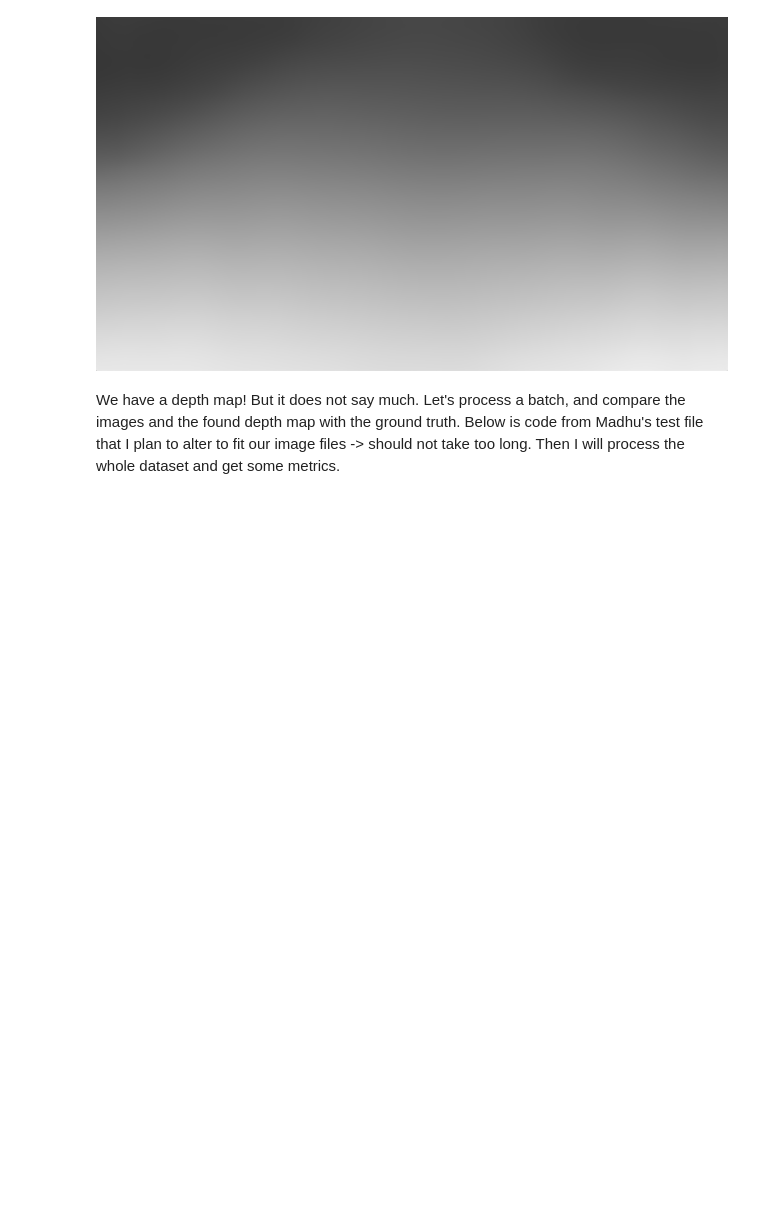
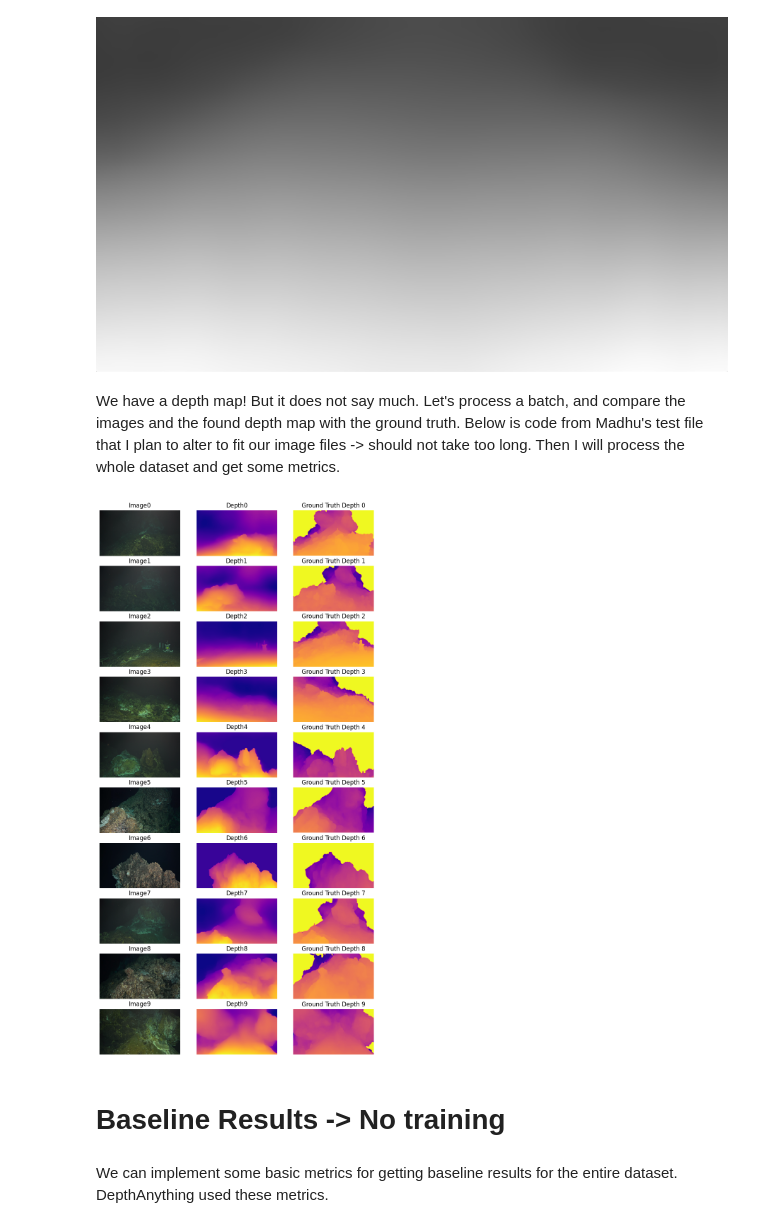
Before and after one commit to camilla-james/underwater_depth_estimation, a Jupyter notebook: depthUnderwater.ipynb, the cells around one changed output. Saved outputs shown, nothing was run; the diff lists cells and outputs as text; code cells hidden in the pictures; blank space fills up the shorter version.

Commit message:
Further development on metric evaluation

```diff
--- a/depthUnderwater.ipynb
+++ b/depthUnderwater.ipynb
@@ -116,3 +122,5 @@ sample = next(iter(dataloader))[0].numpy() # get one image
+# %%
+sample = sample[0]
 # %% [markdown]
 ### Sampling one image and getting the depth
 # %%
@@ -128,18 +136,17 @@ with torch.no_grad():
     outputs = model(**inputs)
     predicted_depth = outputs.predicted_depth
 
-# interpolate to original size -> no need to resize as the images are already scaled
-# prediction = torch.nn.functional.interpolate(
-#     predicted_depth.unsqueeze(1),
-#     # size=image.size[::-1],
-#     mode="bicubic",
-#     align_corners=False,
-# )
-
+# interpolate to original size
+prediction = torch.nn.functional.interpolate(
+    predicted_depth.unsqueeze(1),
+    size=[sample.shape[1], sample.shape[2]],
+    mode="bicubic",
+    align_corners=False,
+)
 # visualize the prediction
-output = predicted_depth.squeeze().cpu().numpy()
+output = prediction.squeeze().cpu().numpy()
 formatted = (output * 255 / np.max(output)).astype("uint8")
-depth = Image.fromarray(formatted[0])
+depth = Image.fromarray(formatted)
 depth
 # %% [output]
 [figure]
@@ -244,0 +241,12 @@ depth_estimation_seaThru('/content/data_atlantis_sample00/', k=5, model=model, i
+# %%
+image_path = 'eiffel/2020/images/'
+depth_path = 'eiffel/2020/depth/dense/depth'
+image_processor = AutoImageProcessor.from_pretrained("LiheYoung/depth-anything-small-hf")
+model = AutoModelForDepthEstimation.from_pretrained("LiheYoung/depth-anything-small-hf")
+sample_eiffel_depth(image_path, depth_path, 10, model, image_processor)
+# %% [output]
+[figure, added]
+# %% [markdown]
+# Baseline Results -> No training
+# %% [markdown]
+We can implement some basic metrics for getting baseline results for the entire dataset. DepthAnything used these metrics.
```
Also changed, not shown: parts of 14 cells of this notebook, 1 other file.
